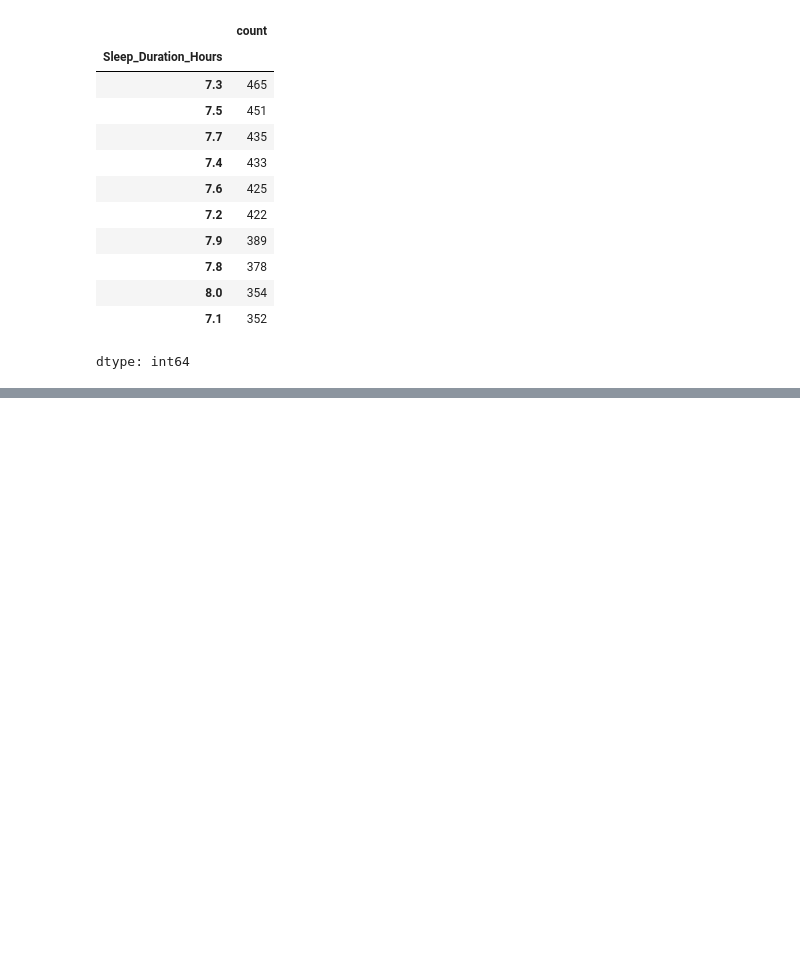
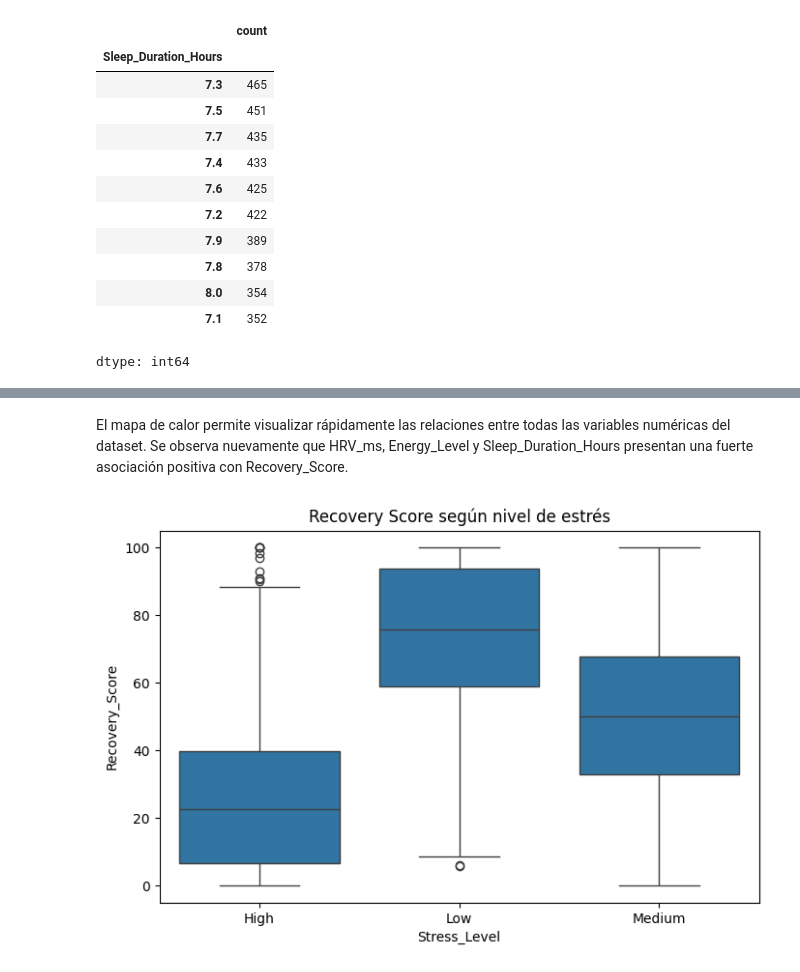
Before and after one commit to mesianor/EJ1GIT, a Jupyter notebook: proyecto1_0.ipynb, the cells around one changed output, grey strips where cells are left out. Drawn from its saved outputs; the diff is of its cells as text; code cells hidden in the pictures; blank space fills up the shorter version.

```diff
--- a/proyecto1_0.ipynb
+++ b/proyecto1_0.ipynb
@@ -180,0 +243,16 @@ NameError: name 'df' is not defined
+# %% [markdown]
+El mapa de calor permite visualizar rápidamente las relaciones entre todas las variables numéricas del dataset. Se observa nuevamente que HRV_ms, Energy_Level y Sleep_Duration_Hours presentan una fuerte asociación positiva con Recovery_Score.
+# %%
+plt.figure(figsize=(8,5))
+
+sns.boxplot(
+    data=athlete,
+    x="Stress_Level",
+    y="Recovery_Score"
+)
+
+plt.title("Recovery Score según nivel de estrés")
+
+plt.show()
+# %% [output]
+[figure, added]
```
Also changed, not shown: parts of 11 cells of this notebook.
